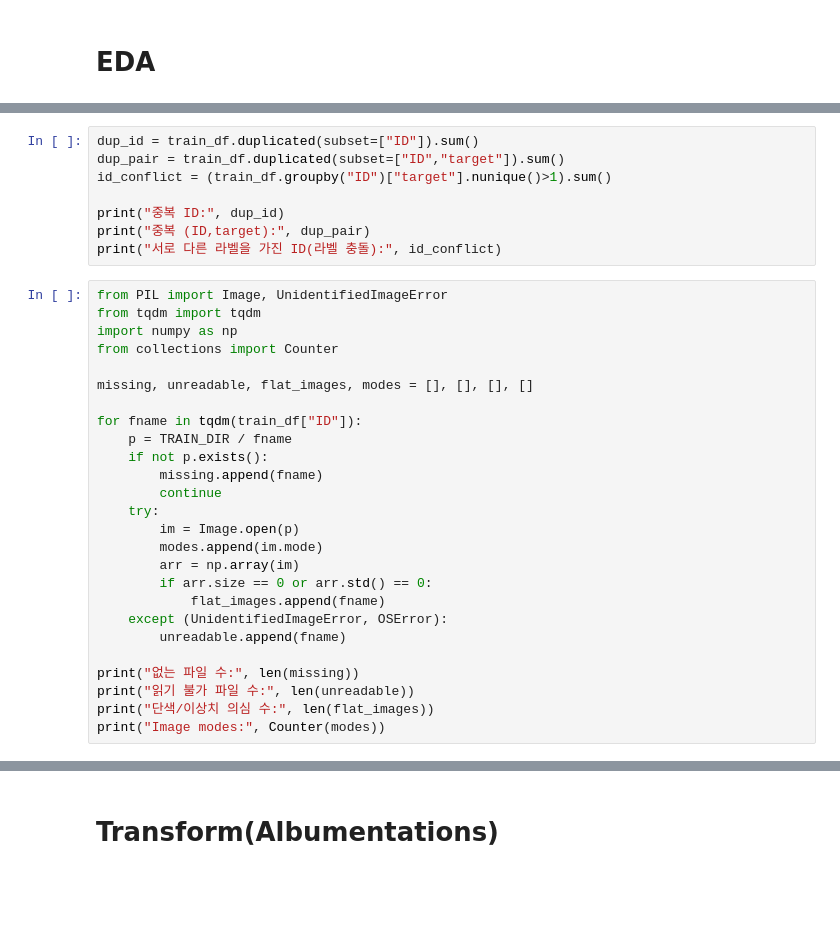
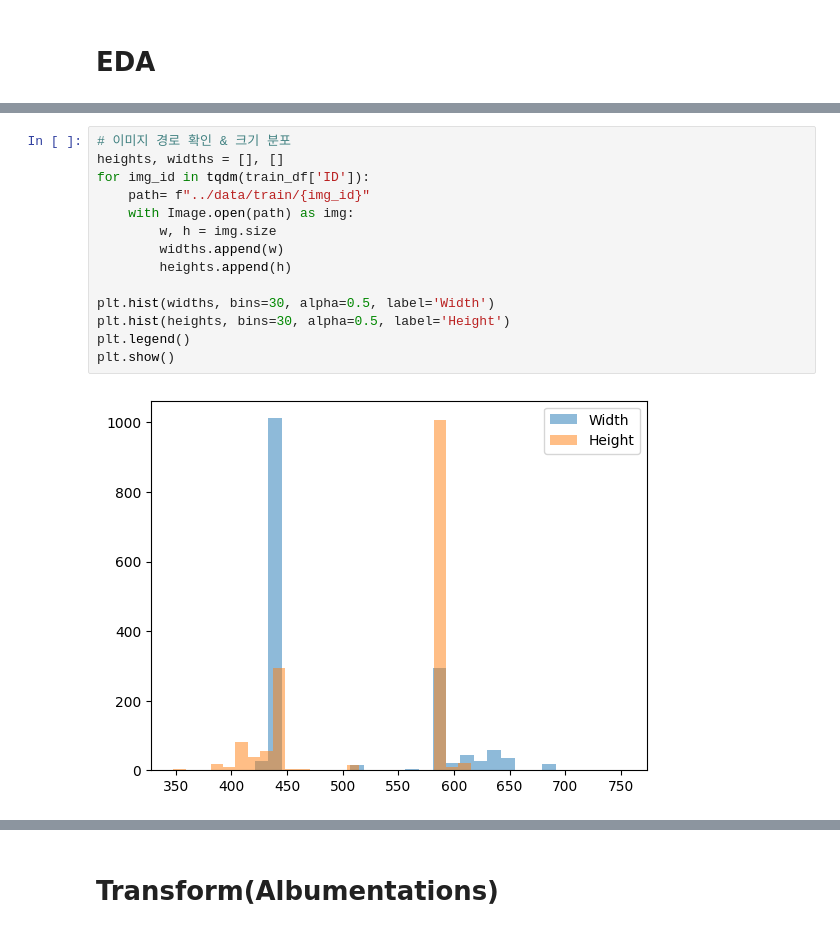
Before and after one commit to kkaeunii/computervisioncompetition-cv6, a Jupyter notebook: code/code4.ipynb, the cells around one changed output, grey strips where cells are left out. Drawn from its saved outputs; the diff is of its cells as text; blank space fills up the shorter version.

```diff
--- a/code/code4.ipynb
+++ b/code/code4.ipynb
@@ -60,34 +80,16 @@ print(f"Imbalance ratio (max/min): {imbalance_ratio:.2f}")
 # %%
-dup_id = train_df.duplicated(subset=["ID"]).sum()
-dup_pair = train_df.duplicated(subset=["ID","target"]).sum()
-id_conflict = (train_df.groupby("ID")["target"].nunique()>1).sum()
+# 이미지 경로 확인 & 크기 분포
+heights, widths = [], []
+for img_id in tqdm(train_df['ID']):
+    path= f"../data/train/{img_id}"
+    with Image.open(path) as img:
+        w, h = img.size
+        widths.append(w)
+        heights.append(h)
 
-print("중복 ID:", dup_id)
-print("중복 (ID,target):", dup_pair)
-print("서로 다른 라벨을 가진 ID(라벨 충돌):", id_conflict)
+plt.hist(widths, bins=30, alpha=0.5, label='Width')
+plt.hist(heights, bins=30, alpha=0.5, label='Height')
+plt.legend()
+plt.show()
+# %% [output]
+[figure, added]
-# %%
-from PIL import Image, UnidentifiedImageError
-from tqdm import tqdm
-import numpy as np
-from collections import Counter
-
-missing, unreadable, flat_images, modes = [], [], [], []
-
-for fname in tqdm(train_df["ID"]):
-    p = TRAIN_DIR / fname
-    if not p.exists():
-        missing.append(fname)
-        continue
-    try:
-        im = Image.open(p)
-        modes.append(im.mode)
-        arr = np.array(im)
-        if arr.size == 0 or arr.std() == 0:
-            flat_images.append(fname)
-    except (UnidentifiedImageError, OSError):
-        unreadable.append(fname)
-
-print("없는 파일 수:", len(missing))
-print("읽기 불가 파일 수:", len(unreadable))
-print("단색/이상치 의심 수:", len(flat_images))
-print("Image modes:", Counter(modes))
```
Also changed, not shown: parts of 33 cells of this notebook, 2 other files.
